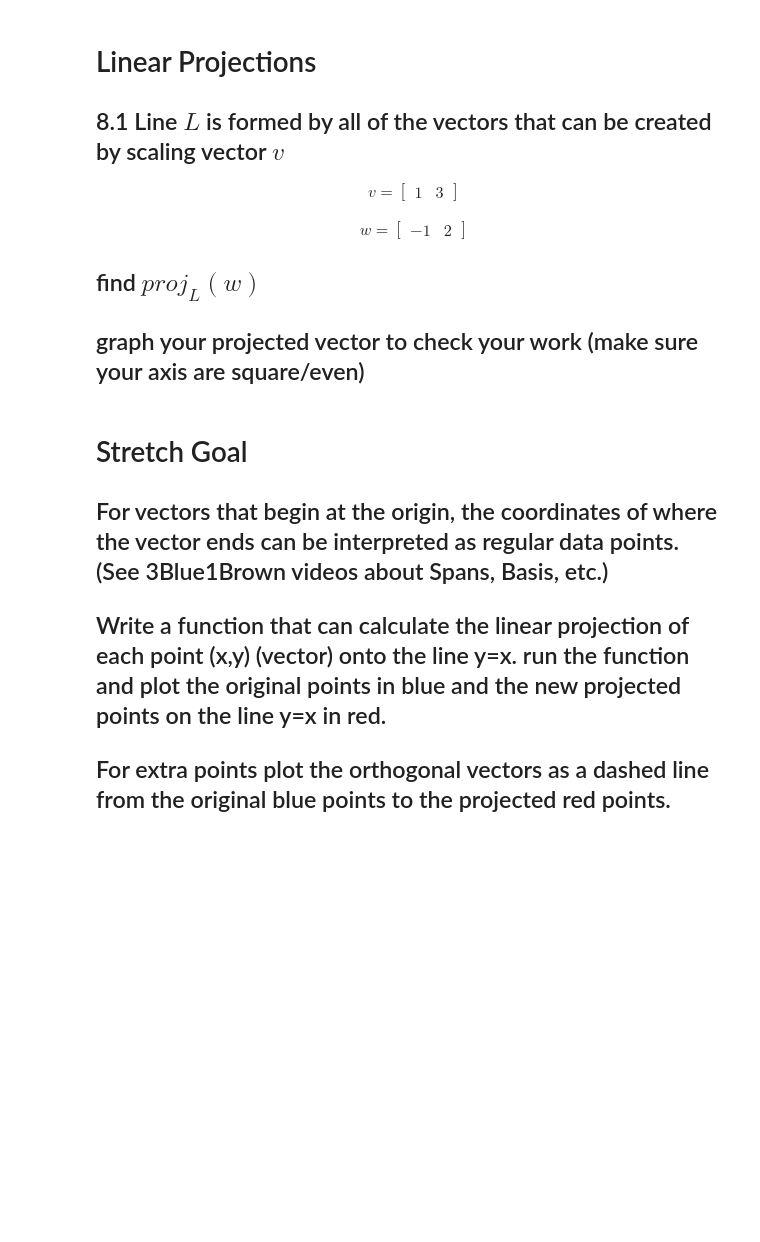
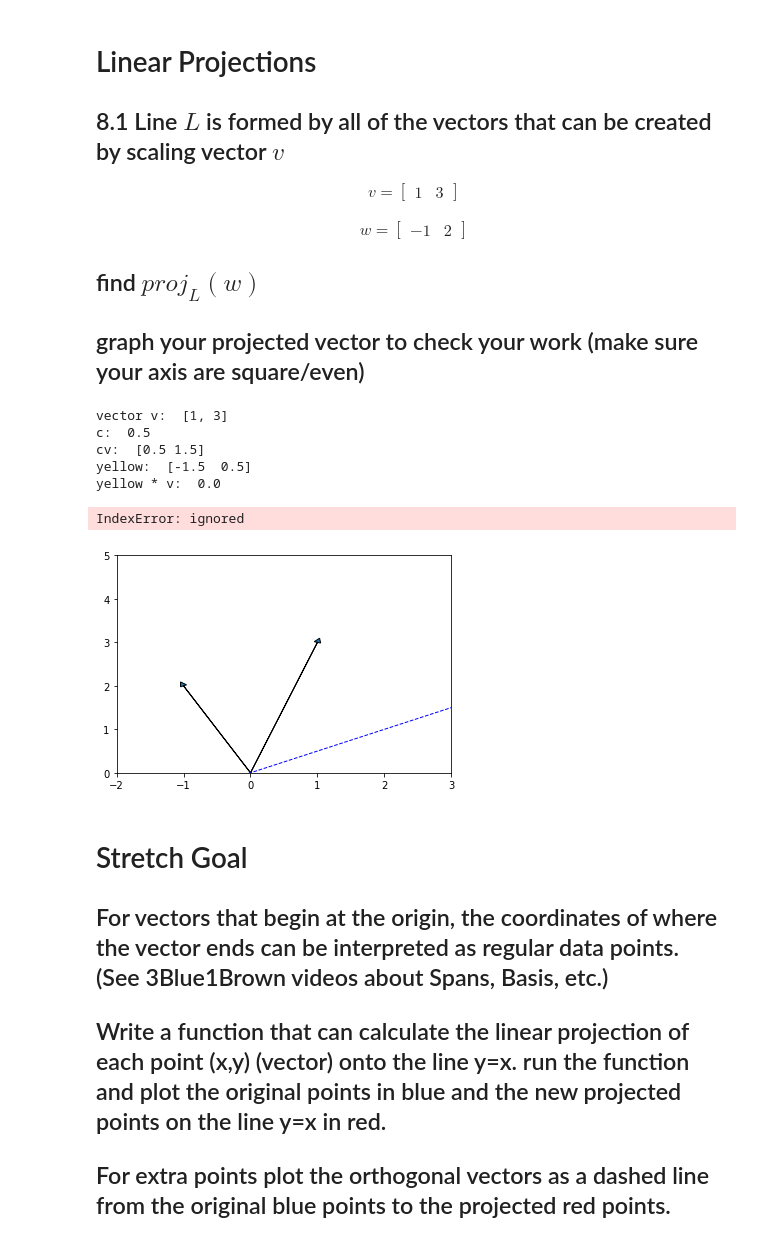
Before and after one commit to skredenmathias/DS-Unit-1-Sprint-3-Linear-Algebra, a Jupyter notebook: module2_intermediate_linear_algebra_LS_DS_132_Intermediate_Linear_Algebra_Assignment.ipynb, the cells around one changed output. Saved outputs shown, nothing was run; the diff lists cells and outputs as text; code cells hidden in the pictures; blank space fills up the shorter version.

```diff
--- a/module2_intermediate_linear_algebra_LS_DS_132_Intermediate_Linear_Algebra_Assignment.ipynb
+++ b/module2_intermediate_linear_algebra_LS_DS_132_Intermediate_Linear_Algebra_Assignment.ipynb
@@ -150,6 +254,47 @@ w = \begin{bmatrix} -1 & 2 \end{bmatrix}
 ## find $proj_{L}(w)$
 
 ## graph your projected vector to check your work (make sure your axis are square/even)
+# %%
+v = [1,3]
+w = [-1,2]
+c = (np.dot(w,v) / np.dot(v,v))
+cv = np.multiply(c,v)
+# proj_L = 0.5 * v # How do I scale the vector by c / 0.5? ### Solve this and solve the problem.
+yellow = w - cv
+print("vector v: ", v)
+print("c: ", c)
+print("cv: ",cv)
+print("yellow: ", yellow)
+print("yellow * v: ", np.matmul(yellow,v))
+# proj_w = np.matmul(proj_w_step1, v)
+# %% [output]
+vector v:  [1, 3]
+c:  0.5
+cv:  [0.5 1.5]
+yellow:  [-1.5  0.5]
+yellow * v:  0.0
+# %%
+plt.xlim(-2,3)
+plt.ylim(-0, 5)
+
+# Get values for L
+axes = plt.gca()
+# plt.axes().set_aspect('equal')
+x_vals = np.array(axes.get_xlim())
+y_vals = .5*x_vals
+
+# Plot vectors and L
+plt.plot(x_vals, y_vals, '--', color = 'b', linewidth = 1)
+# plt.arrow(0,0, c[0], c[1], head_length = .1, head_width = .1, color = 'gray', linewidth = 3)
+plt.arrow(0,0, v[0], v[1], head_length = .1, head_width = .1)
+plt.arrow(0,0, w[0], w[1], head_length = .1, head_width = .1)
+plt.arrow(c[0], c[1], cv[0], cv[1], linewidth=3, head_width=.05, head_length=0.05, color = 'red')
+
+plt.title("Shadow of W")
+plt.show()
+# %% [output]
+IndexError: ignored
+[figure, added]
 # %% [markdown]
 # Stretch Goal
 
```
Also changed, not shown: parts of 16 cells of this notebook.
